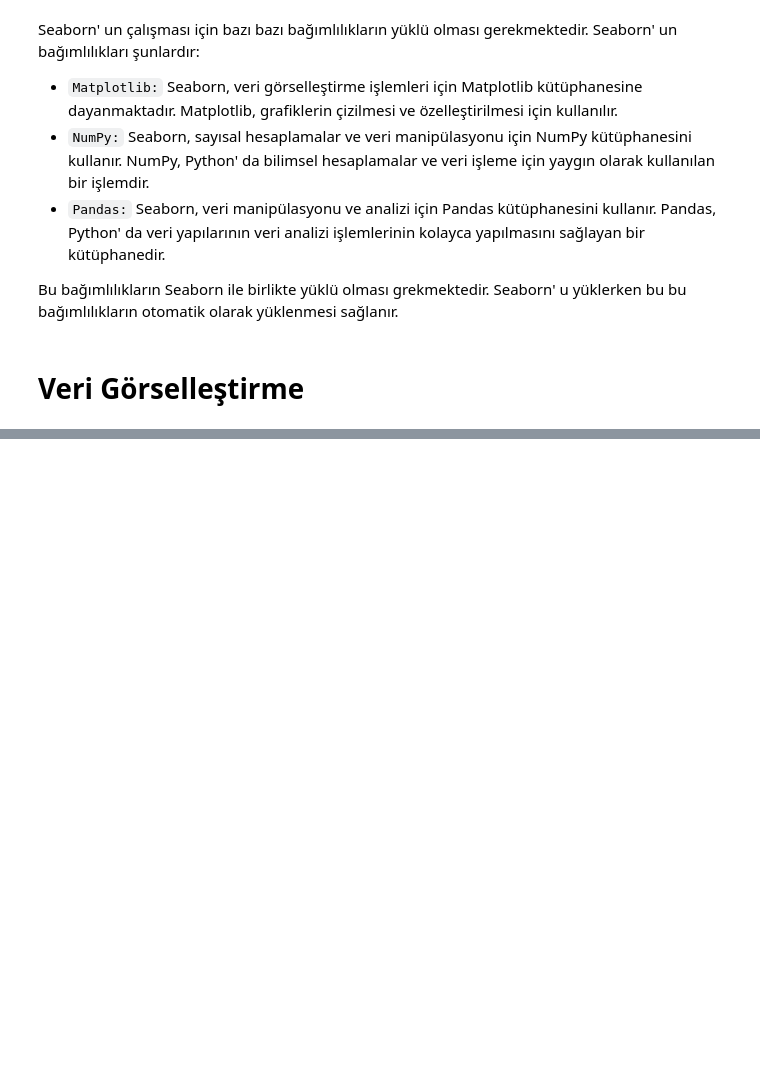
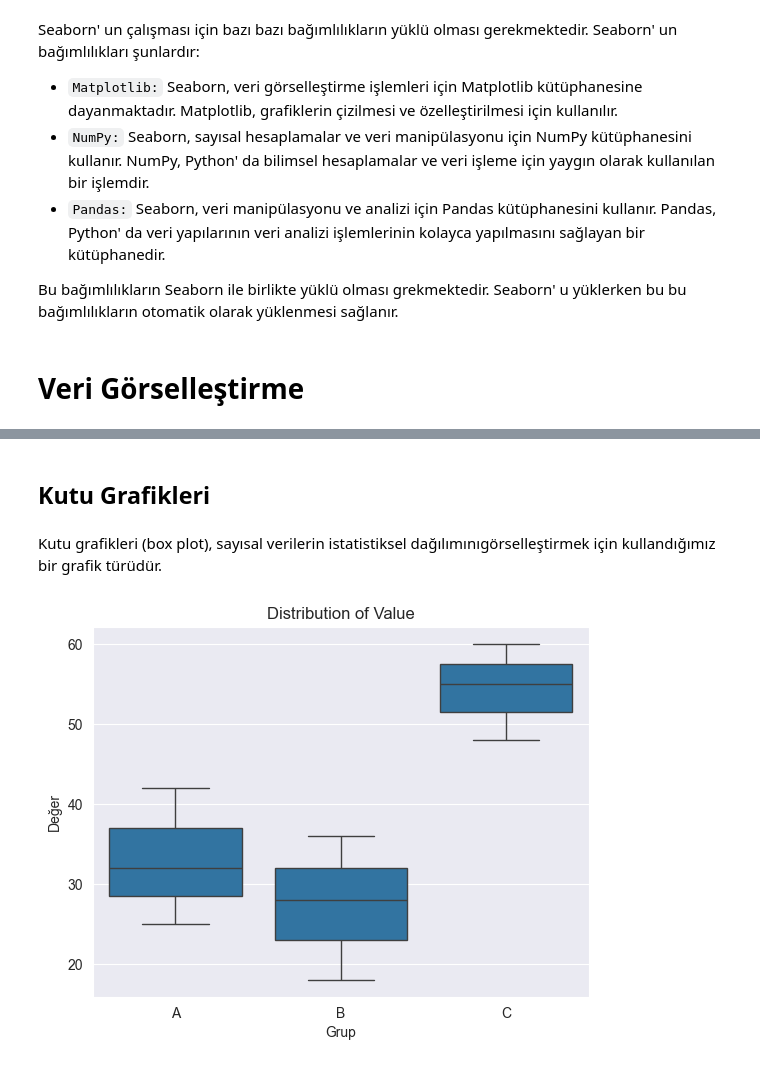
Before and after one commit to suleymangzy/Fundamentals-of-AI, a Jupyter notebook: DataVisualization/DataVisualization.ipynb, the cells around one changed output, grey strips where cells are left out. Drawn from its saved outputs; the diff is of its cells as text; code cells hidden in the pictures; blank space fills up the shorter version.

Commit message:
veri gorsellestirme klasorunde ilerleniyor.

```diff
--- a/DataVisualization/DataVisualization.ipynb
+++ b/DataVisualization/DataVisualization.ipynb
@@ -24,0 +31,19 @@ Veri görselleştirme, verilerin grafikler,
+# %% [markdown]
+## Kutu Grafikleri
+# %% [markdown]
+Kutu grafikleri (box plot), sayısal verilerin istatistiksel dağılımınıgörselleştirmek için kullandığımız bir grafik türüdür.
+# %%
+veri = {'Grup' : ['A', 'A', 'A', 'B', 'B', 'B', 'C', 'C','C'],
+        'Değer' : [25, 32, 42, 18, 28, 36, 55, 60, 48]}
+
+df = pd.DataFrame(veri)
+
+sns.boxplot(data=df, x='Grup', y='Değer')
+
+plt.xlabel('Grup')
+plt.ylabel('Değer')
+plt.title('Distribution of Value')
+
+plt.show()
+# %% [output]
+[figure, added]
```
Also changed, not shown: parts of 8 cells of this notebook.
